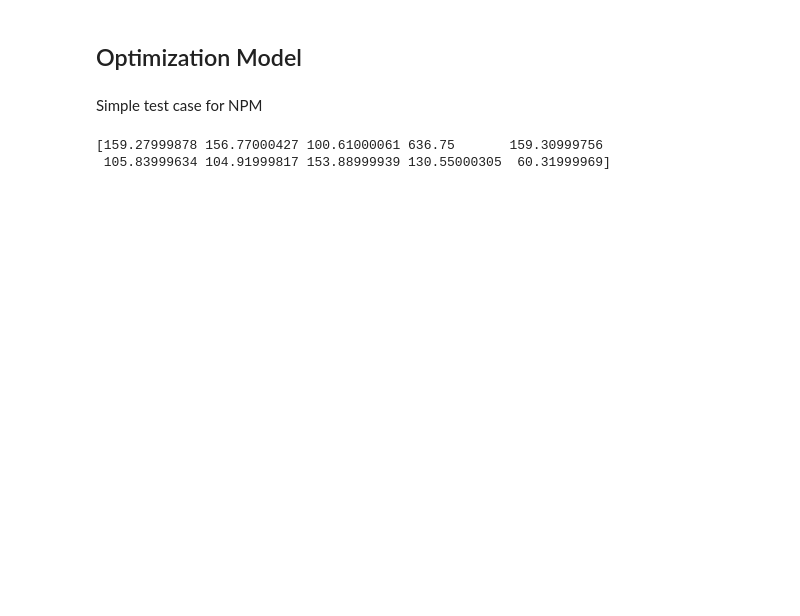
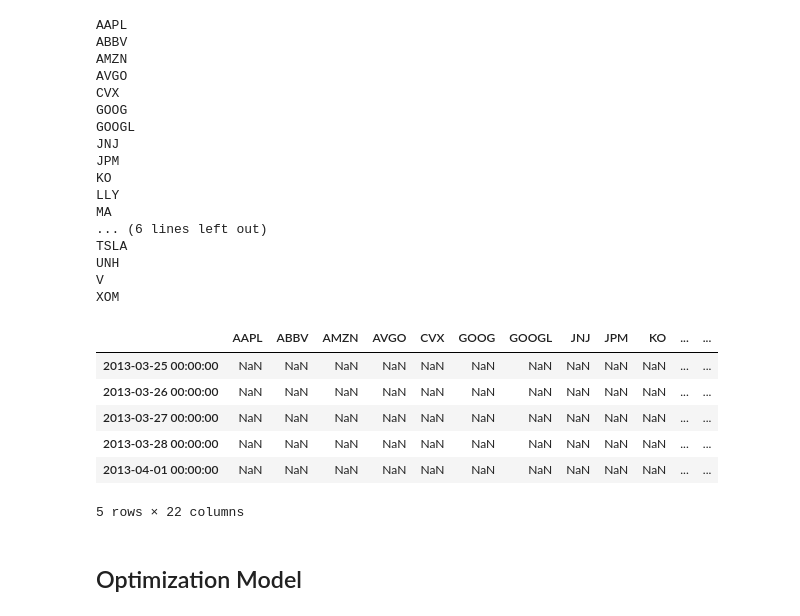
Before and after one commit to Joeyetinghan/orie5370_project, a Jupyter notebook: model.ipynb, the cells around one changed output. Drawn from its saved outputs; the diff is of its cells as text; code cells hidden in the pictures; blank space fills up the shorter version.

```diff
--- a/model.ipynb
+++ b/model.ipynb
@@ -42,0 +136,40 @@ df2
+# %%
+res1 = pd.DataFrame()
+res2 = pd.DataFrame()
+for fid in close_price.columns:
+    print(fid)
+    temp_close = close_price[fid]
+    temp_volume = volume[fid]
+    data = pd.DataFrame({'target':temp_close.shift(-1)/temp_close-1,'return':temp_close/temp_close.shift()-1,'return_vol':temp_volume/temp_volume.shift()-1})
+    data.index = temp_close.index.values
+    a = pd.DataFrame({fid:calc_kalman(data,0.4)})
+    res1 = pd.concat([res1, a], axis = 1)
+    a = pd.DataFrame({fid:calc_kalman_multi(data,0.4)})
+    # res2 = pd.concat([res2, a], axis = 1)
+    # res2[fid] = calc_kalman_multi(data,0.4)
+res1.head()
+# %% [output]
+AAPL
+ABBV
+AMZN
+AVGO
+CVX
+GOOG
+GOOGL
+JNJ
+JPM
+KO
+LLY
+MA
+... (6 lines left out)
+TSLA
+UNH
+V
+XOM
+|  | AAPL | ABBV | AMZN | AVGO | CVX | GOOG | GOOGL | JNJ | JPM | KO | ... | ... |
+| 2013-03-25 00:00:00 | NaN | NaN | NaN | NaN | NaN | NaN | NaN | NaN | NaN | NaN | ... | ... |
+| 2013-03-26 00:00:00 | NaN | NaN | NaN | NaN | NaN | NaN | NaN | NaN | NaN | NaN | ... | ... |
+| 2013-03-27 00:00:00 | NaN | NaN | NaN | NaN | NaN | NaN | NaN | NaN | NaN | NaN | ... | ... |
+| 2013-03-28 00:00:00 | NaN | NaN | NaN | NaN | NaN | NaN | NaN | NaN | NaN | NaN | ... | ... |
+| 2013-04-01 00:00:00 | NaN | NaN | NaN | NaN | NaN | NaN | NaN | NaN | NaN | NaN | ... | ... |
+5 rows × 22 columns
@@ -82,18 +217,3 @@ def NPM(r, his_r, x_tilde, theta, c):
 #     print(constraints_value)
 
     return problem, u.value, v.value, d.value, g.value
-# %% [markdown]
-Simple test case for NPM
-# %%
-# assets = ['AAPL', 'AMZN']
-assets = df2.columns[:10]
-specific_day = '2023-03-21 00:00:00'
-w = 6 # Number of historical days
-n = df2.index.get_loc(specific_day)
-
-r = df2.loc[specific_day, assets] # The actual usage is that r should be the predicted price.
-r = np.array(r)
-print(r)
-# %% [output]
-[159.27999878 156.77000427 100.61000061 636.75       159.30999756
- 105.83999634 104.91999817 153.88999939 130.55000305  60.31999969]
```
Also changed, not shown: parts of 19 cells of this notebook, 3 other files.
